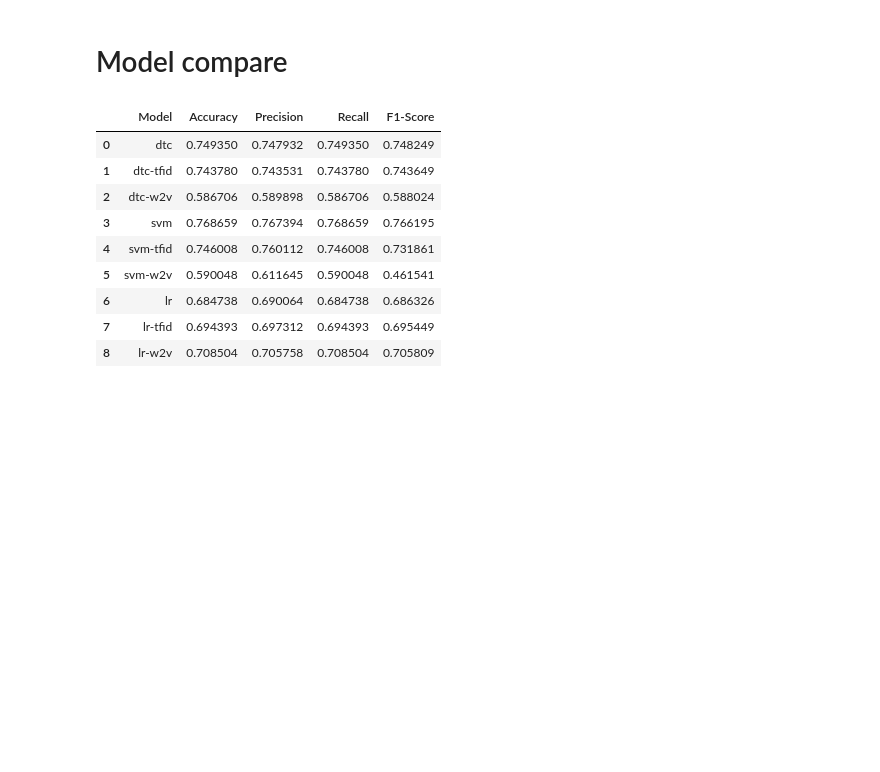
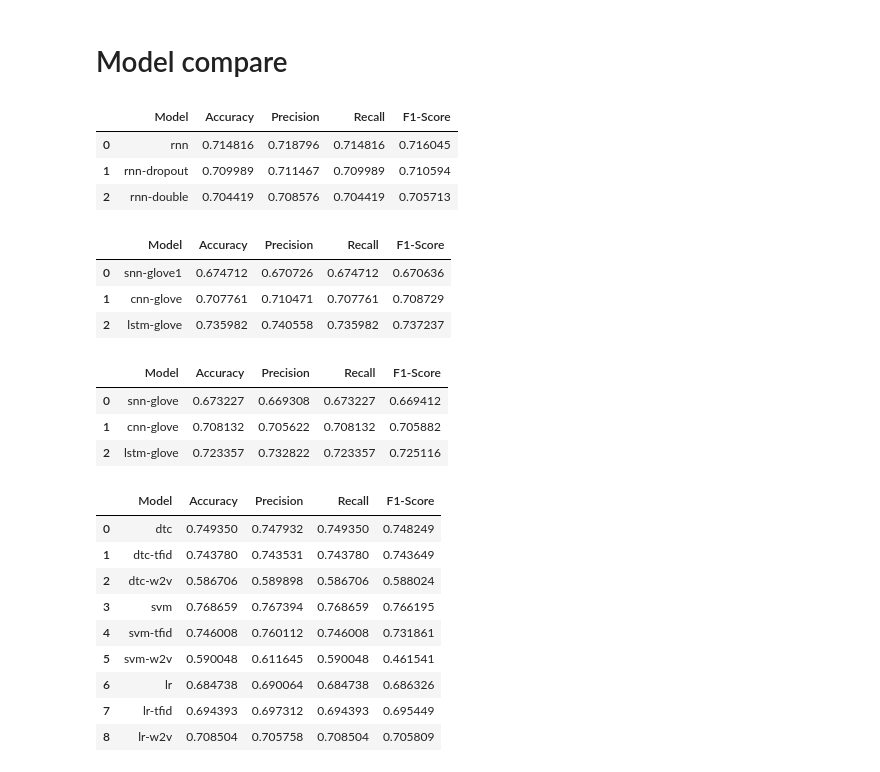
Before and after one commit to yclee98/Hate-speech-detection, a Jupyter notebook: models.ipynb, the cells around one changed output. Drawn from its saved outputs; the diff is of its cells as text; code cells hidden in the pictures; blank space fills up the shorter version.

```diff
--- a/models.ipynb
+++ b/models.ipynb
@@ -303,0 +428,6 @@ model.compile(optimizer='adam',
+# %%
+# not using standardize since already clean the text
+encoder = keras.layers.TextVectorization(
+    standardize = None,
+    )
+encoder.adapt(x_train)
@@ -321,4 +639,2 @@ Non-trainable params: 1,408,400
 _________________________________________________________________
 None
-# %%
-model.fit(x_train_pad, y_train_no, batch_size=128, epochs=20)
@@ -368,0 +643,8 @@ weighted avg       0.65      0.66      0.66      2693
+# %%
+score = model.evaluate(x_test, y_test_binary, verbose=0)
+print("Score: ", score[0])
+print("Accuracy: ", score[1])
+
+y_test_pred_percent = model.predict(x_test, verbose=0)
+y_test_pred = np.where(y_test_pred_percent > 0.5, "Hate", "Non-Hate")
+y_test_pred = y_test_pred.flatten()
@@ -452,6 +783,46 @@ def get_result():
         result_table.loc[len(result_table)] = [i, a, prf[0], prf[1], prf[2]]
 
     return result_table.style.highlight_max(color = 'red', axis = 0)
+
+def get_result_nn(model_to_load):
+    c = ["Model", "Accuracy", "Precision", "Recall", "F1-Score"]
+    result_table = pd.DataFrame(columns=c)
+
+    for i in model_to_load:
+        filename = f"models/{i}"
+        old_model = load_model(filename)
+
+        y_test_pred = old_model.predict(x_test, verbose=0)
+        y_test_pred = np.where(y_test_pred > 0.5, "Hate", "Non-Hate")
+        y_test_pred = y_test_pred.flatten()
+
+        a = accuracy_score(y_test, y_test_pred)
+        prf = precision_recall_fscore_support(y_test, y_test_pred, average="weighted")
+
+        result_table.loc[len(result_table)] = [i, a, prf[0], prf[1], prf[2]]
+
+    return result_table.style.highlight_max(color = 'red', axis = 0)
+# %%
+get_result_nn(["rnn", "rnn-dropout", "rnn-double"])
+# %% [output]
+|  | Model | Accuracy | Precision | Recall | F1-Score |
+| 0 | rnn | 0.714816 | 0.718796 | 0.714816 | 0.716045 |
+| 1 | rnn-dropout | 0.709989 | 0.711467 | 0.709989 | 0.710594 |
+| 2 | rnn-double | 0.704419 | 0.708576 | 0.704419 | 0.705713 |
+# %%
+get_result_nn(["snn-glove1", "cnn-glove", "lstm-glove"])
+# %% [output]
+|  | Model | Accuracy | Precision | Recall | F1-Score |
+| 0 | snn-glove1 | 0.674712 | 0.670726 | 0.674712 | 0.670636 |
+| 1 | cnn-glove | 0.707761 | 0.710471 | 0.707761 | 0.708729 |
+| 2 | lstm-glove | 0.735982 | 0.740558 | 0.735982 | 0.737237 |
+# %%
+get_result_nn(["snn-glove","cnn-glove","lstm-glove"])
+# %% [output]
+|  | Model | Accuracy | Precision | Recall | F1-Score |
+| 0 | snn-glove | 0.673227 | 0.669308 | 0.673227 | 0.669412 |
+| 1 | cnn-glove | 0.708132 | 0.705622 | 0.708132 | 0.705882 |
+| 2 | lstm-glove | 0.723357 | 0.732822 | 0.723357 | 0.725116 |
 # %%
 get_result()
 # %% [output]
```
Also changed, not shown: parts of 62 cells of this notebook, 10 other files.
